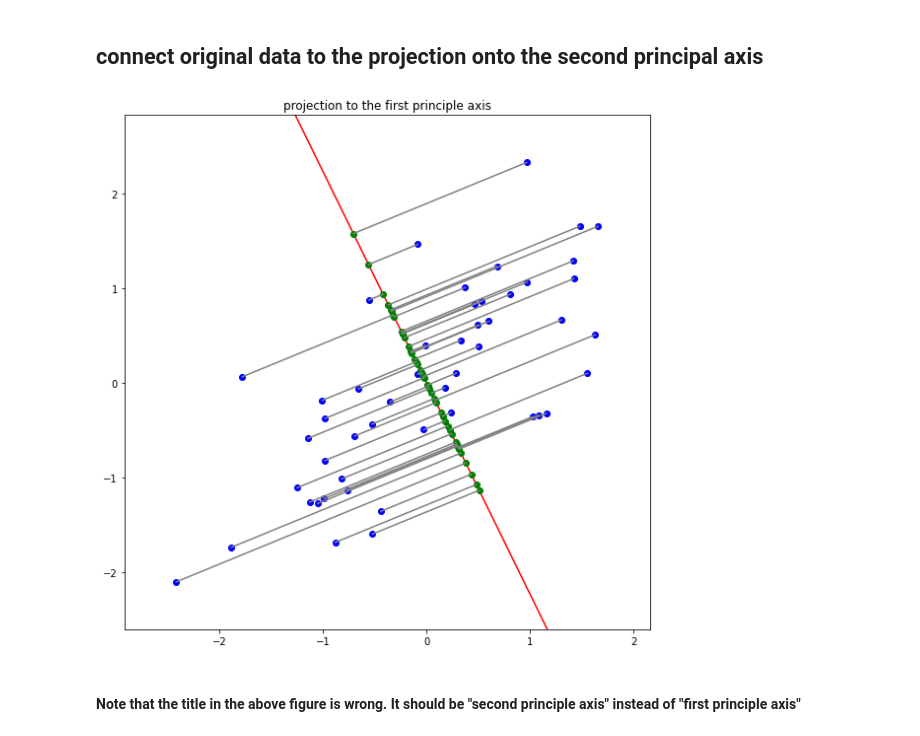
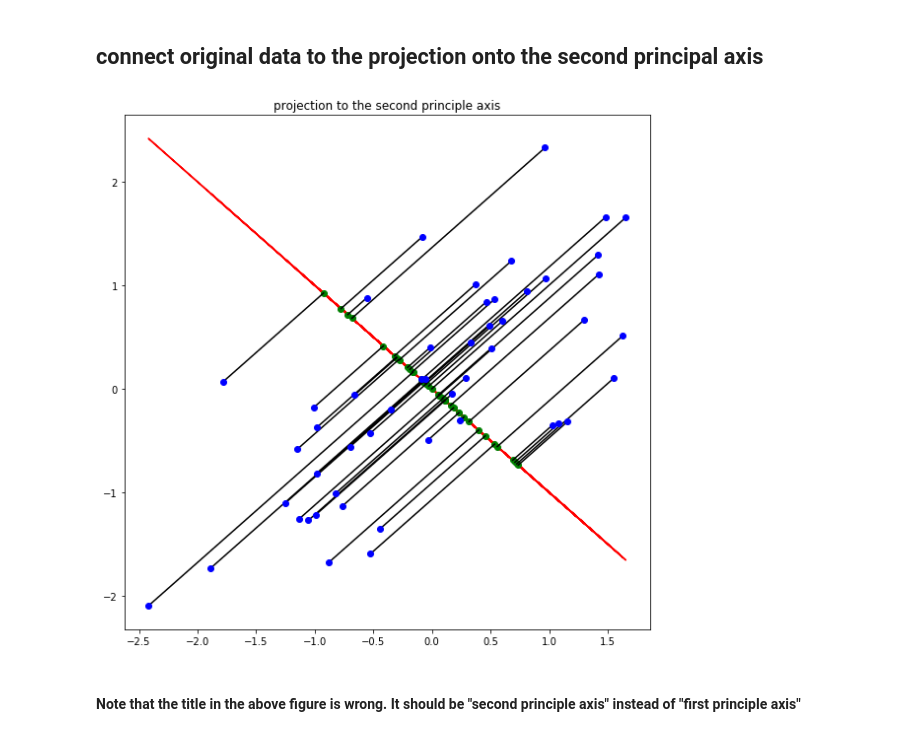
Before and after one commit to chan0139/assignment-machine-learning, a Jupyter notebook: 12/assignment_12.ipynb, the cells around one changed output. Drawn from its saved outputs; the diff is of its cells as text; code cells hidden in the pictures.

Commit message:
connect original data to the projection onto the first & secondprincipal axis

```diff
--- a/12/assignment_12.ipynb
+++ b/12/assignment_12.ipynb
@@ -212,19 +195,19 @@ array([-0.003775, -0.66315 , -0.878155, -0.47509 , -0.664475, -1.298855,
 # %% [markdown]
 ## connect original data to the projection onto the first principal axis
 # %%
-plt.figure(figsize=(8,8))
-plt.title('projection to the first principle axis')
+def connect_first_projection(feature, vector):
+    plt.figure(figsize=(8,8))
+    plt.title('projection to the first principle axis')
 
-x_normal = feature[:,0]
-y_normal = feature[:,1]
-f = f_1(x_normal)
-proj = compute_projection_onto_line(feature, U)
-cibal = x_normal - proj[0]
-zonna = y_normal - proj[0]
+    x_normal = feature[:,0]
+    y_normal = feature[:,1]
+    f = f_1(x_normal)
+    proj = compute_projection_onto_line(feature, vector)
 
-plt.plot(x_normal, f,'-', color='red')
-plt.plot(proj[0], f_1(proj[0]),'o', color='green')
-plt.plot(cibal,zonna,'-', color='gray'
-plt.plot(x_normal, y_normal,'o', color='blue')
-plt.tight_layout()
-plt.show()
+
+    plt.plot(x_normal, f,'-', color='red')
+    plt.plot(proj[0], f_1(proj[0]),'o', color='green')
+    plt.plot([x_normal, proj[0]], [y_normal, f_1(proj[0])], "k")
+    plt.plot(x_normal, y_normal,'o', color='blue')
+    plt.tight_layout()
+    plt.show()
@@ -233,17 +214,24 @@ plt.show()
 # %% [markdown]
 ## connect original data to the projection onto the second principal axis
-# %%
-plt.figure(figsize=(8,8))
-plt.title('projection to the second principle axis')
-# ===================================================
-# fill up the blank
-#
-#
-# ===================================================
-plt.tight_layout()
-plt.show()
-# %% [output]
-[figure, removed]
+# %%
+def connect_second_projection(feature, vector):
+    plt.figure(figsize=(8,8))
+    plt.title('projection to the second principle axis')
+    x_normal = feature[:,0]
+    y_normal = feature[:,1]
+    f = f_2(x_normal)
+    proj = -compute_projection_onto_line(feature, vector)
+
+    plt.plot(x_normal, f,'-', color='red')
+    plt.plot(proj[1], f_2(proj[1]),'o', color='green')
+    plt.plot([x_normal, proj[1]], [y_normal, f_2(proj[1])], "k")
+    plt.plot(x_normal, y_normal,'o', color='blue')
+    plt.tight_layout()
+    plt.show()
+# %%
+connect_second_projection(feature_normal, U)
+# %% [output]
+[figure, added]
 # %% [markdown]
 #### Note that the title in the above figure is wrong. It should be "second principle axis" instead of "first principle axis"
 # %% [markdown]
```
Also changed, not shown: parts of 4 cells of this notebook.
